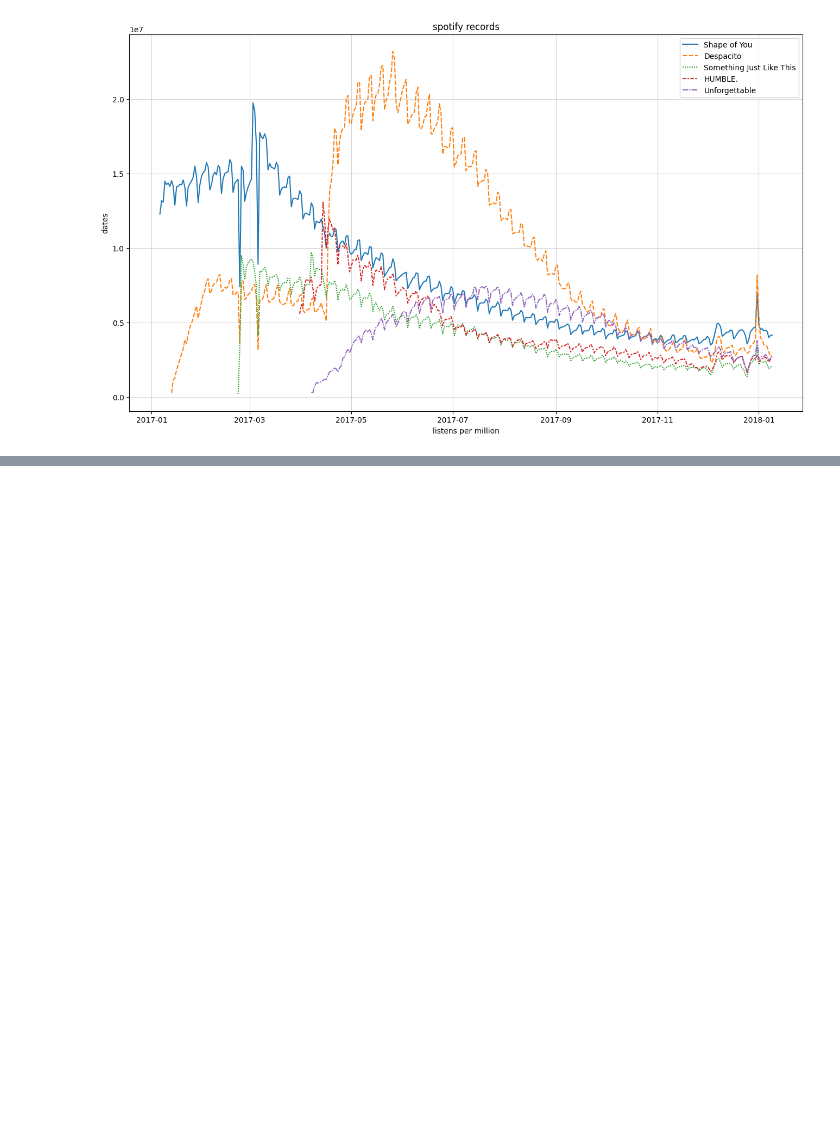
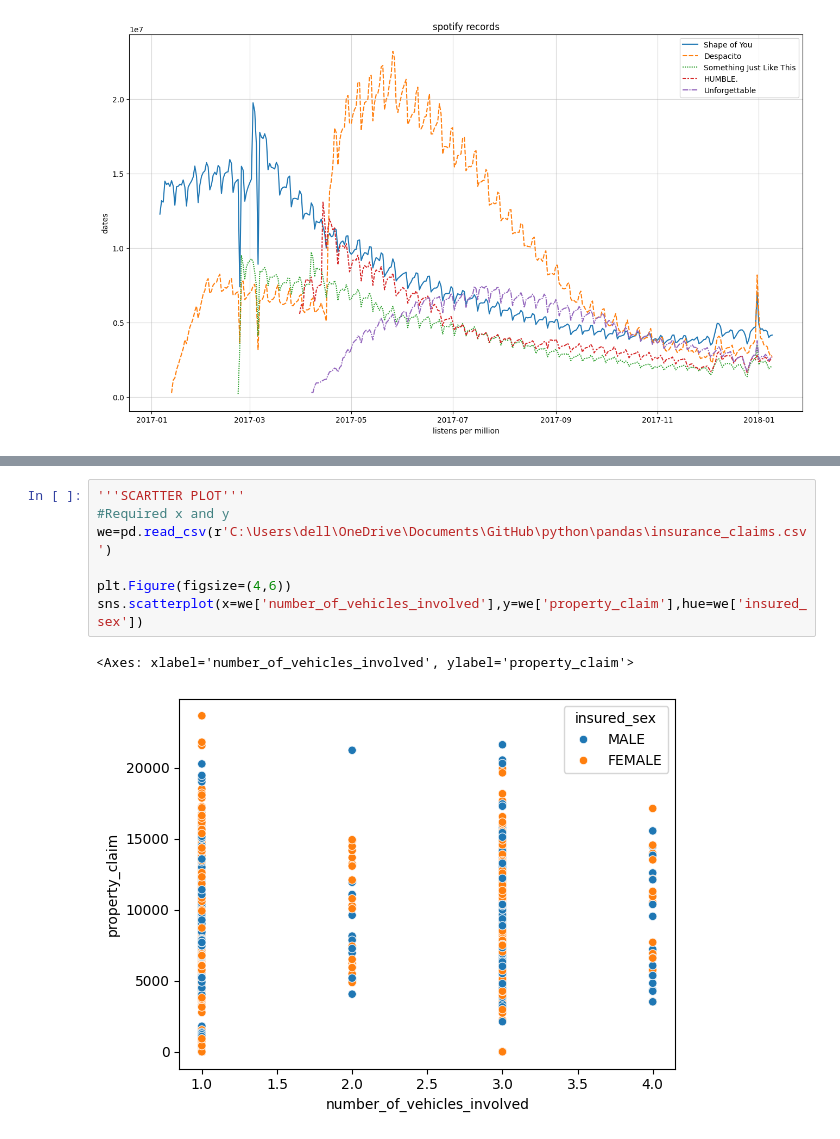
Before and after one commit to MehulEXE/python, a Jupyter notebook: seaborn.ipynb, the cells around one changed output, grey strips where cells are left out. Cells and saved outputs as stored; diff of their text form; blank space fills up the shorter version.

```diff
--- a/seaborn.ipynb
+++ b/seaborn.ipynb
@@ -43,3 +46,13 @@ sns.heatmap(data=cc,annot=True,cmap='jet')
 # %% [output]
 <Axes: >
 [figure]
+# %%
+'''SCARTTER PLOT'''
+#Required x and y
+we=pd.read_csv(r'C:\Users\dell\OneDrive\Documents\GitHub\python\pandas\insurance_claims.csv')
+
+plt.Figure(figsize=(4,6))
+sns.scatterplot(x=we['number_of_vehicles_involved'],y=we['property_claim'],hue=we['insured_sex'])
+# %% [output]
+<Axes: xlabel='number_of_vehicles_involved', ylabel='property_claim'>
+[figure, added]
```
Also changed, not shown: parts of 2 cells of this notebook.
